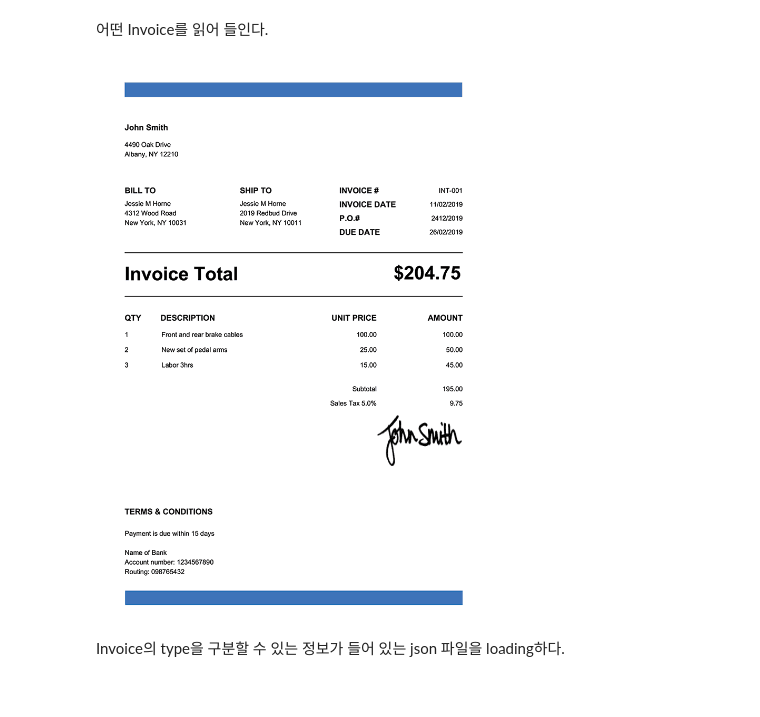
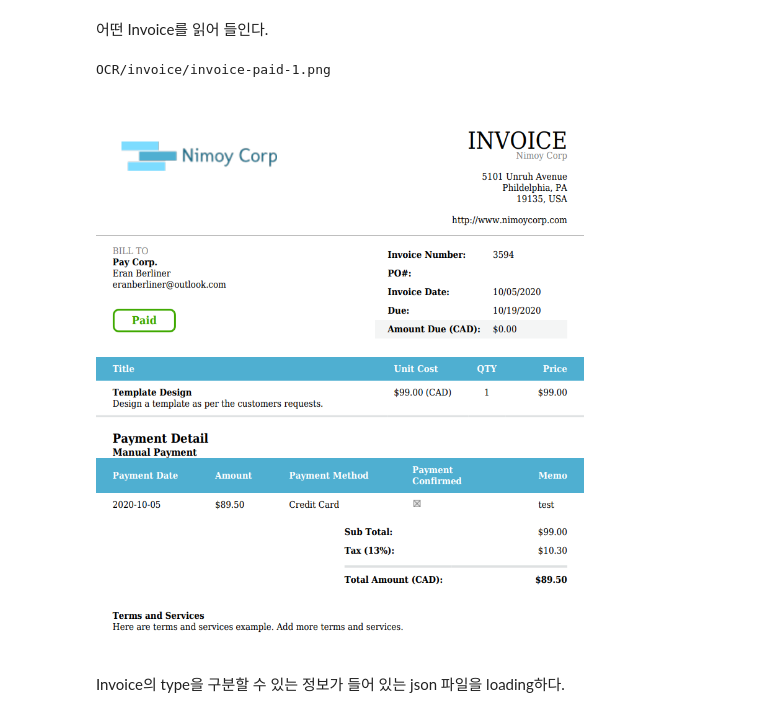
Before and after one commit to dolmani38/OCR, a Jupyter notebook: Untitled19.ipynb, the cells around one changed output. Drawn from its saved outputs; the diff is of its cells as text; code cells hidden in the pictures.

```diff
--- a/Untitled19.ipynb
+++ b/Untitled19.ipynb
@@ -42,17 +36,20 @@ Downloading recognition model, please wait. This may take several minutes depend
 # %%
 from google.colab.patches import cv2_imshow
 import cv2
 import numpy as np
 import random
 
 invoices=['OCR/invoice/invoice-template-en-band-blue-750px.png',
-'OCR/invoice/invoice-template-en-classic-blue-750px.png']
+'OCR/invoice/invoice-template-en-classic-blue-750px.png',
+'OCR/invoice/invoice-paid-1.png']
 
-invoice = random.choices(invoices)[0]
-im_data = cv2.imread(invoice,1)
+invoice_file_name = random.choices(invoices)[0]
+print(invoice_file_name)
+im_data = cv2.imread(invoice_file_name,1)
 cv2_imshow(im_data)
 # %% [output]
+OCR/invoice/invoice-paid-1.png
-[figure, old version]
+[figure, new version]
 # %% [markdown]
 Invoice의 type을 구분할 수 있는 정보가 들어 있는 json 파일을 loading하다.
 # %%
```
Also changed, not shown: parts of 15 cells of this notebook.
